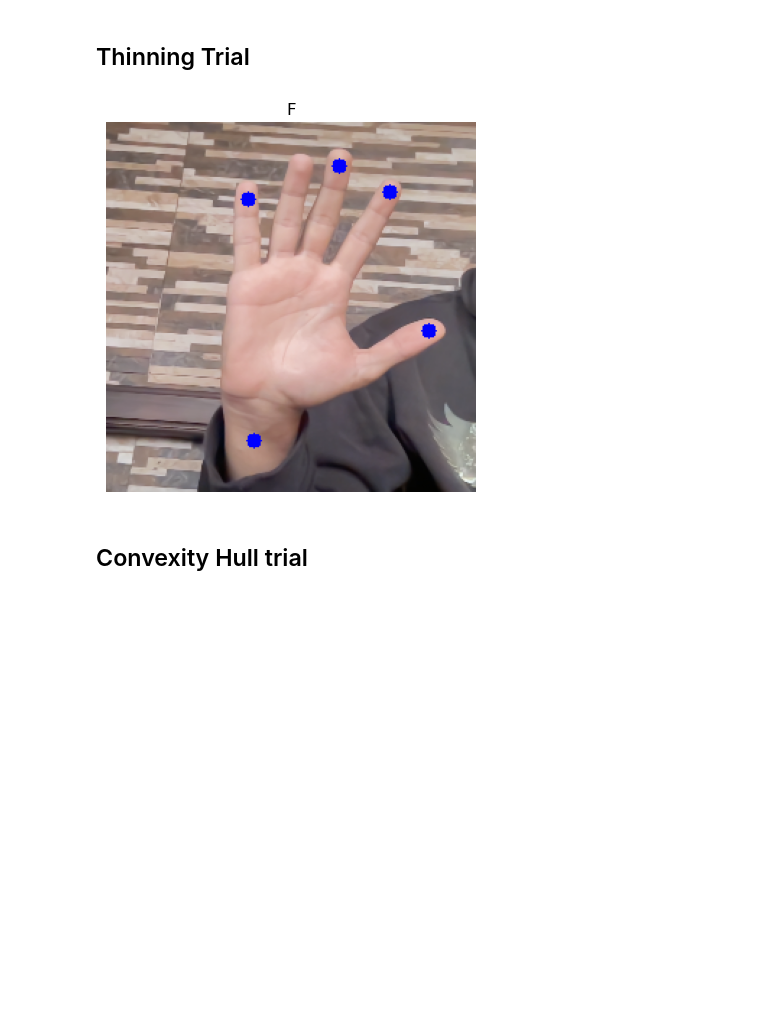
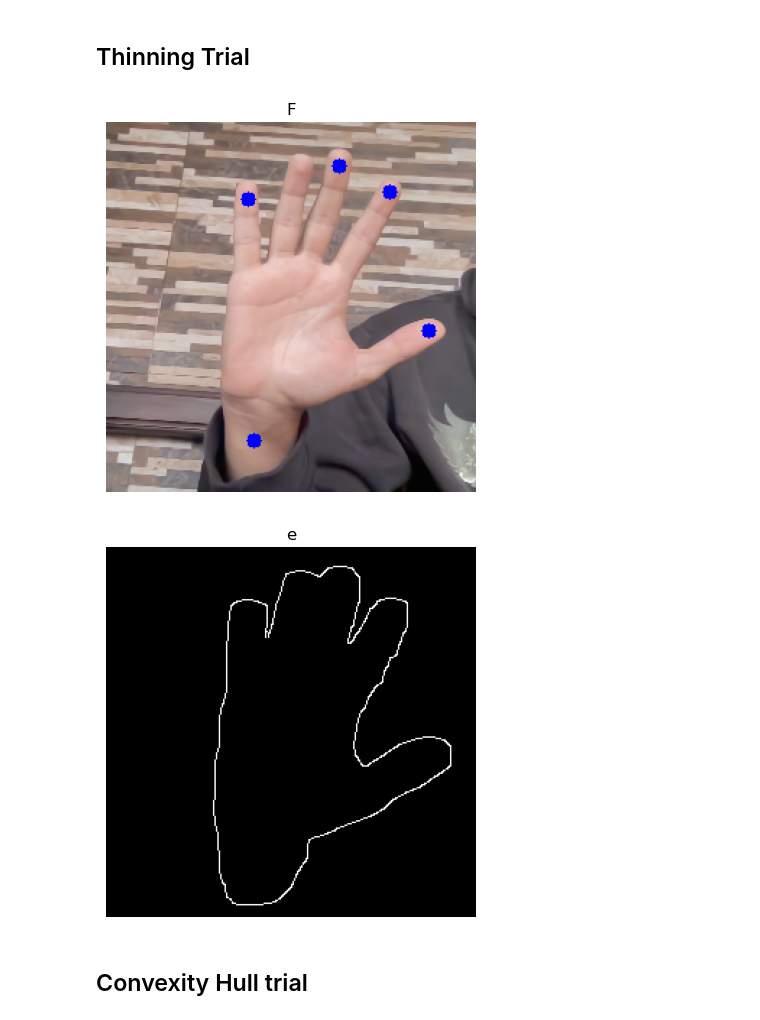
Before and after one commit to zizoisprogramming/Paint-A-Distance, a Jupyter notebook: zizo_trial.ipynb, the cells around one changed output. Drawn from its saved outputs; the diff is of its cells as text; code cells hidden in the pictures; blank space fills up the shorter version.

```diff
--- a/zizo_trial.ipynb
+++ b/zizo_trial.ipynb
@@ -159,8 +160,10 @@ coordinates = get_end_points(skeletonized)
 result = draw_circles(image, coordinates=coordinates)
 # %%
 show_images([result], "Fingers Detected Using Skeletonization")
+show_images([edges_hand], 'edges_hand')
 # %% [output]
 [figure]
+[figure, added]
 # %% [markdown]
 ## Convexity Hull trial
 # %%
```
Also changed, not shown: parts of 9 cells of this notebook, 1 other file.
